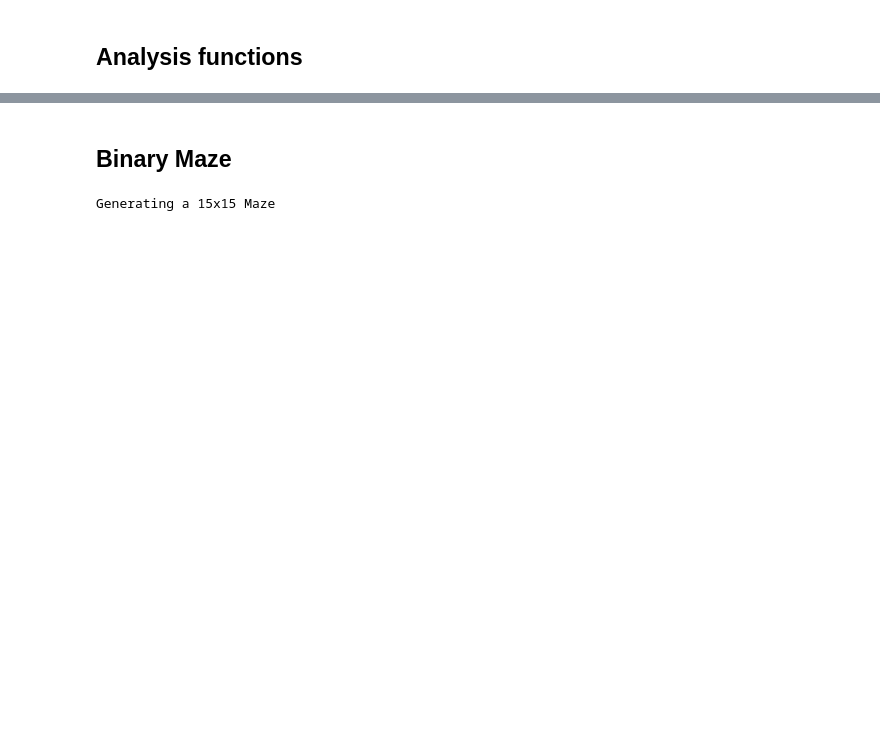
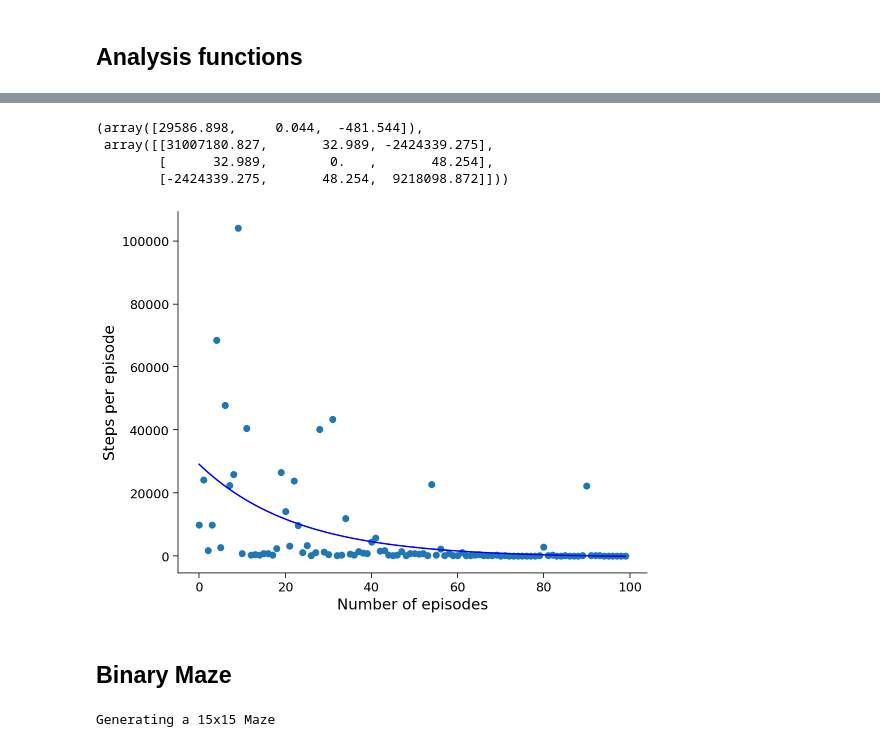
Before and after one commit to RajanDasgupta/agent-azur, a Jupyter notebook: AgentAZUR_MinimalCode.ipynb, the cells around one changed output, grey strips where cells are left out. Cells and saved outputs as stored; diff of their text form; code cells hidden in the pictures; blank space fills up the shorter version.

```diff
--- a/AgentAZUR_MinimalCode.ipynb
+++ b/AgentAZUR_MinimalCode.ipynb
@@ -302,3 +329,11 @@ NameError: ignored
+# %%
+plot_steps(steps[:100], fit=True)
+# %% [output]
+(array([29586.898,     0.044,  -481.544]),
+ array([[31007180.827,       32.989, -2424339.275],
+        [      32.989,        0.   ,       48.254],
+        [-2424339.275,       48.254,  9218098.872]]))
+[figure, added]
 # %% [markdown]
 ## Binary Maze
 # %%
```
Also changed, not shown: parts of 12 cells of this notebook, 4 other files.
